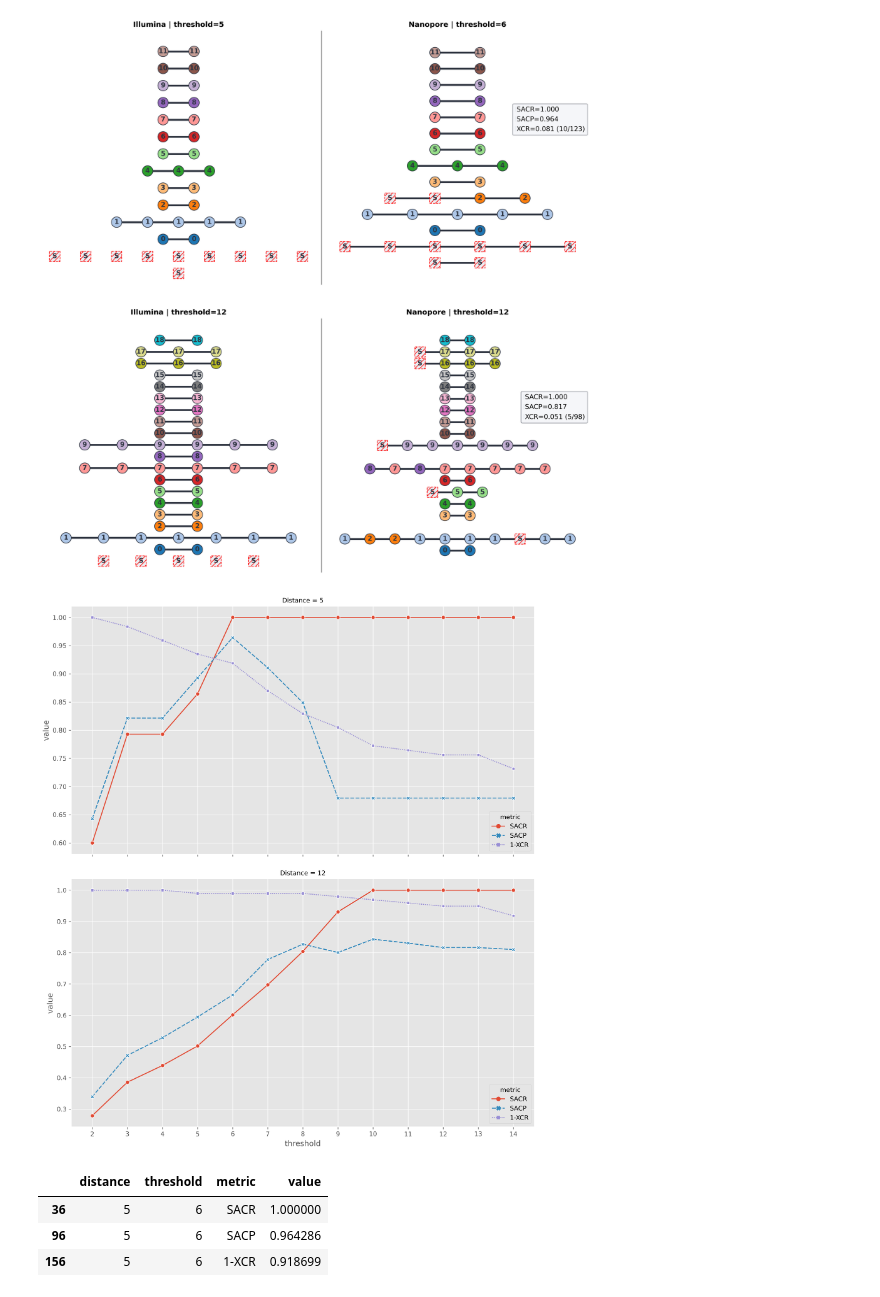
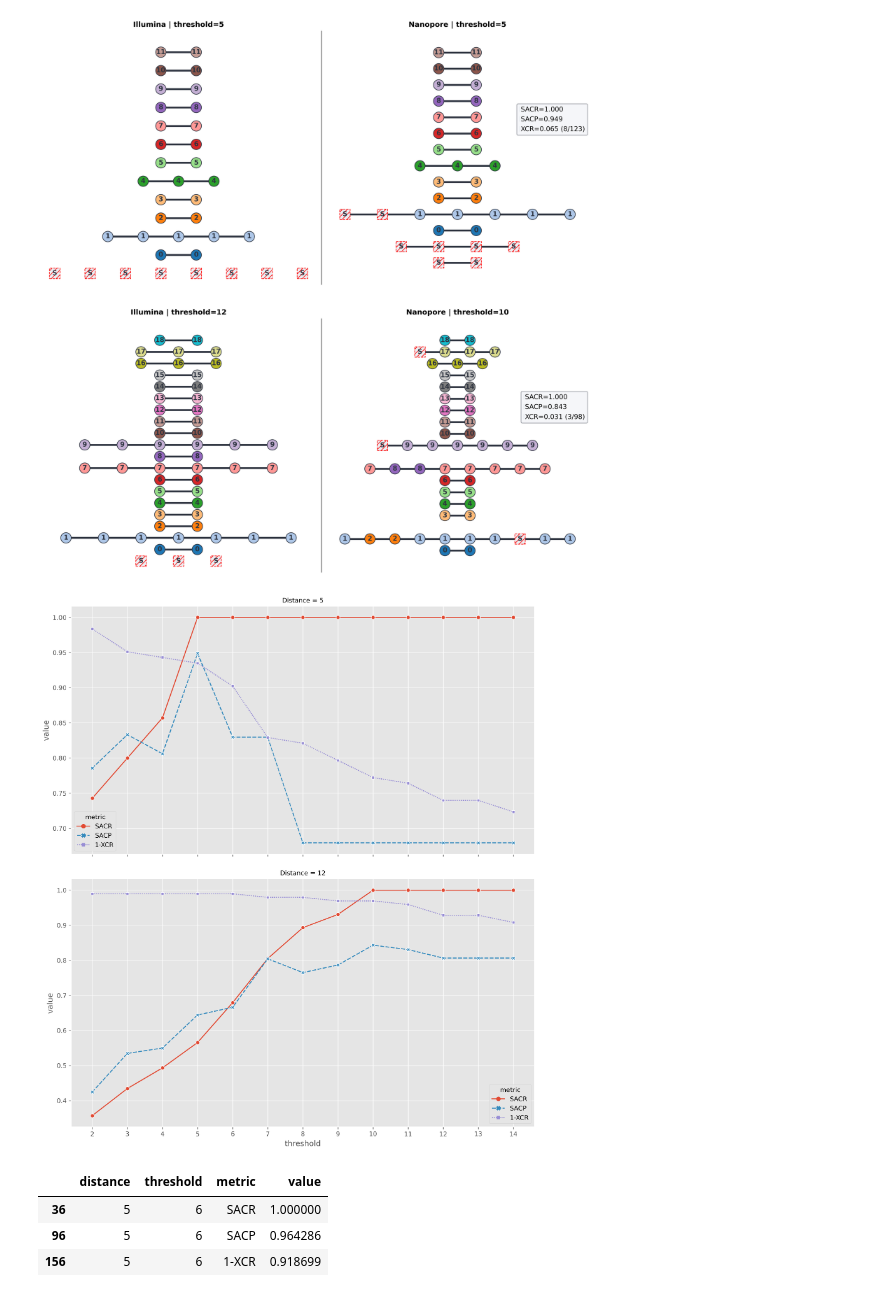
Before and after one commit to mbhall88/head_to_head_pipeline, a Jupyter notebook: analysis/transmission_clustering/eda/clustering.ipynb, the cells around one changed output. Saved outputs shown, nothing was run; the diff lists cells and outputs as text; code cells hidden in the pictures.

```diff
--- a/analysis/transmission_clustering/eda/clustering.ipynb
+++ b/analysis/transmission_clustering/eda/clustering.ipynb
@@ -150,12 +150,13 @@ def excess_clustering_rate(A: Set[str], B: Set[str]) -> float:
     """
     return len(A - B) / len(A)
 # %%
-ont_thresholds = {5: 6, 12: 12}
+ont_thresholds = {5: 5, 12: 10}
 thresholds = sorted(ont_thresholds.keys())
 clustering_metrics = []
 # %%
-bcftools_dir = Path("/Users/michaelhall/Projects/head_to_head_pipeline/analysis/baseline_variants/truth_eval")
-bcftools_matrix = bcftools_dir / "bcftools-q85K90x20s1V1e-5/bcftools.matrix.csv"
+# bcftools_dir = Path("/Users/michaelhall/Projects/head_to_head_pipeline/analysis/baseline_variants/truth_eval")
+# bcftools_matrix = bcftools_dir / "bcftools-q85K90x20s1V1e-5/bcftools.matrix.csv"
+bcftools_matrix = "../../baseline_variants/distance/bcftools.matrix.paper-filters.csv"
 fig, axes = plt.subplots(
     ncols=2,
     nrows=2,
@@ -426,34 +427,34 @@ for r, t in enumerate(thresholds):
         facecolor=white,
         handlelength=0.1,
         handletextpad=0.1,
         fontsize=fs,
         framealpha=0.5,
         edgecolor=black,
         frameon=True,
         **location,
     )
 
     ax.set_title(f"Nanopore | threshold={tool_t}", fontdict=title_fontdict)
 
     for i, ax in enumerate(axes.flatten()):
         fc = ax.get_facecolor()
         if i % 2:
             ax.spines["left"].set_color("black")
         else:
             ax.spines["left"].set_color(fc)
 
         ax.spines["top"].set_color(fc)
         ax.spines["right"].set_color(fc)
         ax.spines["bottom"].set_color(fc)
 
 #     plt.tight_layout(h_pad=4.0)
 #     fig.savefig(bcftools_matrix.parent / f"cluster_{t}.png")
 
 plt.tight_layout(h_pad=4.0)
 fig.savefig("clusters.png")
 # fig.savefig("/Users/michaelhall/Projects/head_to_head_pipeline/docs/paper_figures/fig4.svg")
 # %% [output]
-[figure, old version]
+[figure, new version]
 # %%
 df = pd.DataFrame(
     clustering_metrics,
@@ -516,7 +517,7 @@ for ax, dist, t in zip(axes.flatten(), distances, ont_dists):
 fig.subplots_adjust(hspace=0.1)
 #     print(subdata.query("threshold == @t").groupby(["metric"])["value"].describe())
 # %% [output]
-[figure, old version]
+[figure, new version]
 # %%
 fig.savefig(bcftools_matrix.parent / "cluster_threshold_sweep.png")
 # %%
```
Also changed, not shown: 1 other file.
